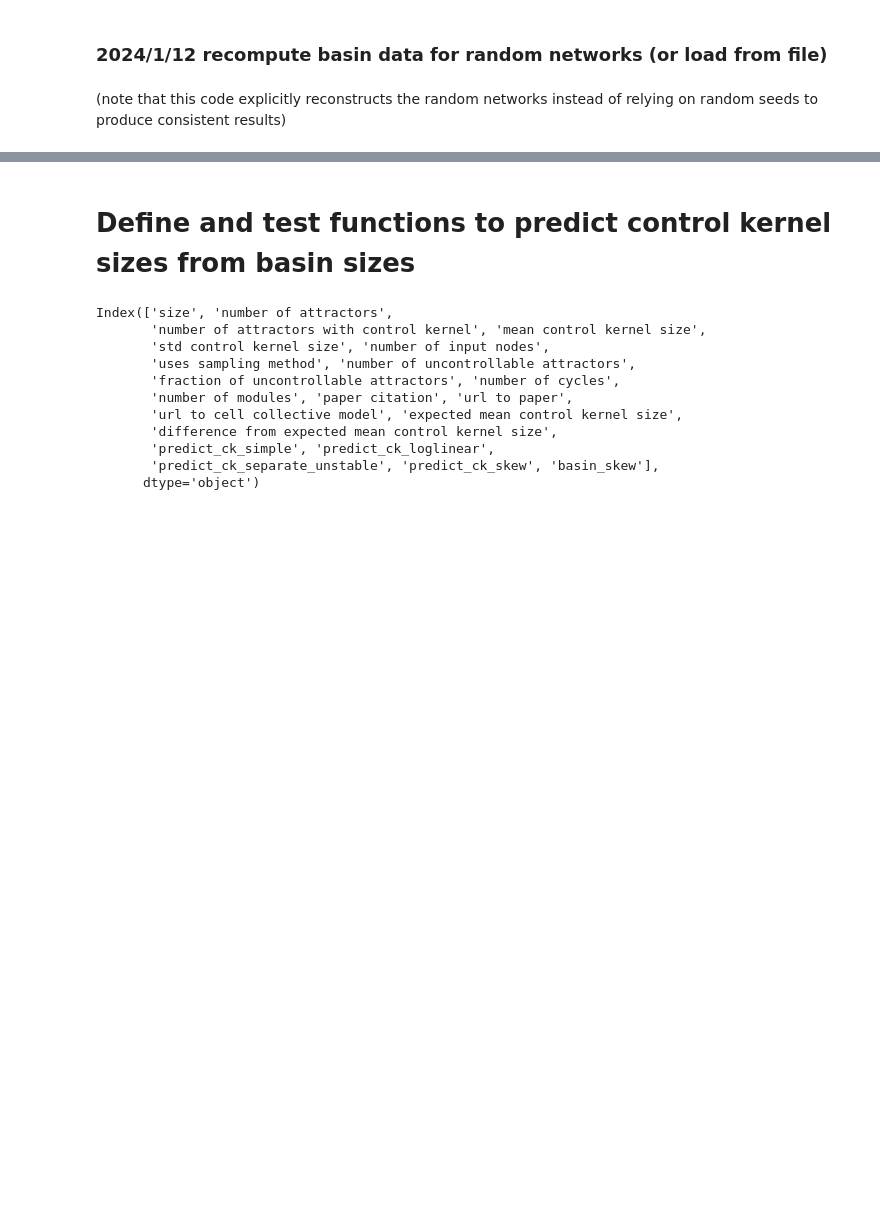
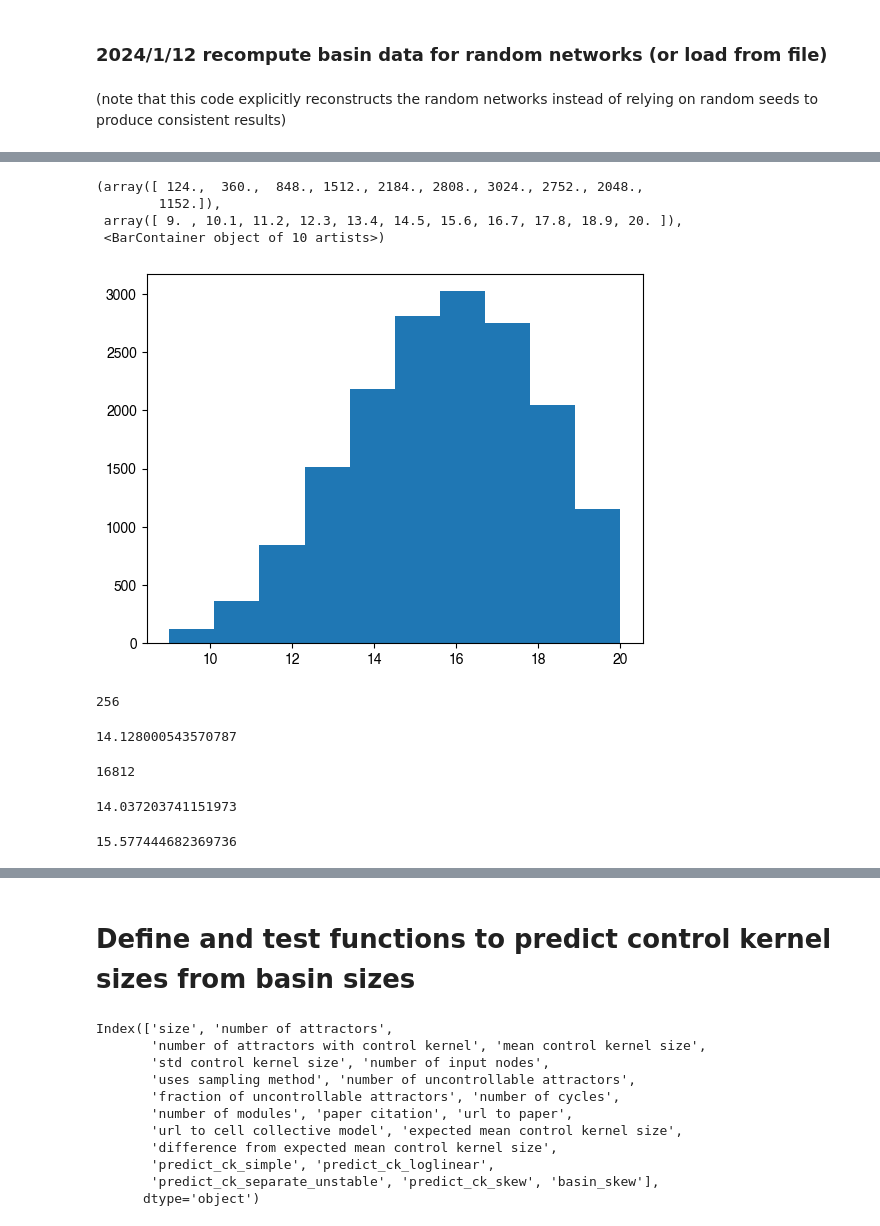
Before and after one commit to bcdaniels/Control-of-Synthetic-Boolean-Networks, a Jupyter notebook: CK_vs_entropy/basin-sizes-to-control-kernel-sizes.ipynb, the cells around one changed output, grey strips where cells are left out. Saved outputs shown, nothing was run; the diff lists cells and outputs as text; code cells hidden in the pictures; blank space fills up the shorter version.

```diff
--- a/CK_vs_entropy/basin-sizes-to-control-kernel-sizes.ipynb
+++ b/CK_vs_entropy/basin-sizes-to-control-kernel-sizes.ipynb
@@ -221,0 +298,28 @@ else:
+# %%
+plt.hist(dataDictExactRandom[example_name]['control_kernel_sizes'])
+# %% [output]
+(array([ 124.,  360.,  848., 1512., 2184., 2808., 3024., 2752., 2048.,
+        1152.]),
+ array([ 9. , 10.1, 11.2, 12.3, 13.4, 14.5, 15.6, 16.7, 17.8, 18.9, 20. ]),
+ <BarContainer object of 10 artists>)
+[figure, added]
+# %%
+np.sum(np.array(basinSizesExactRandom[example_name])==1)
+# %% [output]
+256
+# %%
+(256*20 + (16812-256)*np.log2(16812))/16812
+# %% [output]
+14.128000543570787
+# %%
+len(basinSizesExactRandom[example_name])
+# %% [output]
+16812
+# %%
+np.log2(len(basinSizesExactRandom[example_name]))
+# %% [output]
+14.037203741151973
+# %%
+np.mean(dataDictExactRandom[example_name]['control_kernel_sizes'])
+# %% [output]
+15.577444682369736
```
Also changed, not shown: parts of 66 cells of this notebook, 1 other file.
